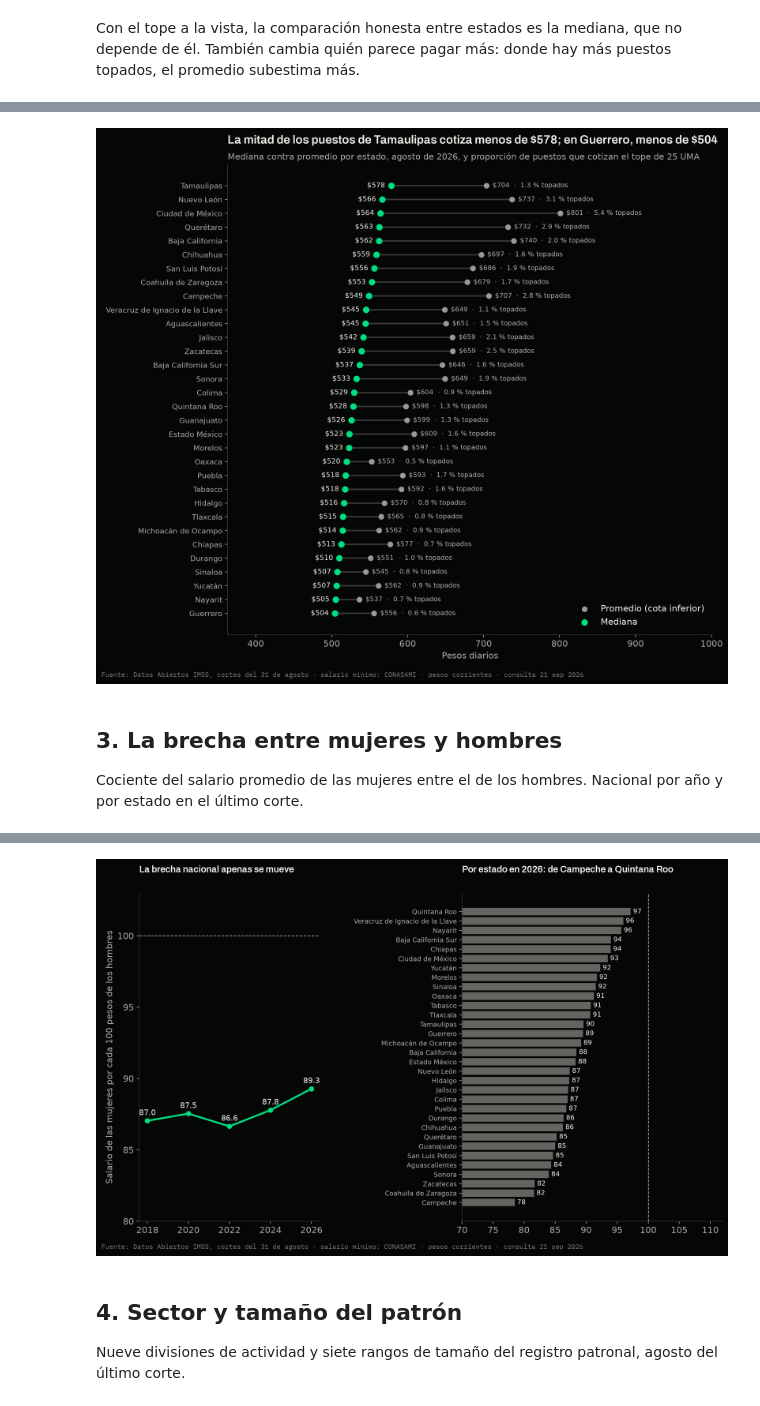
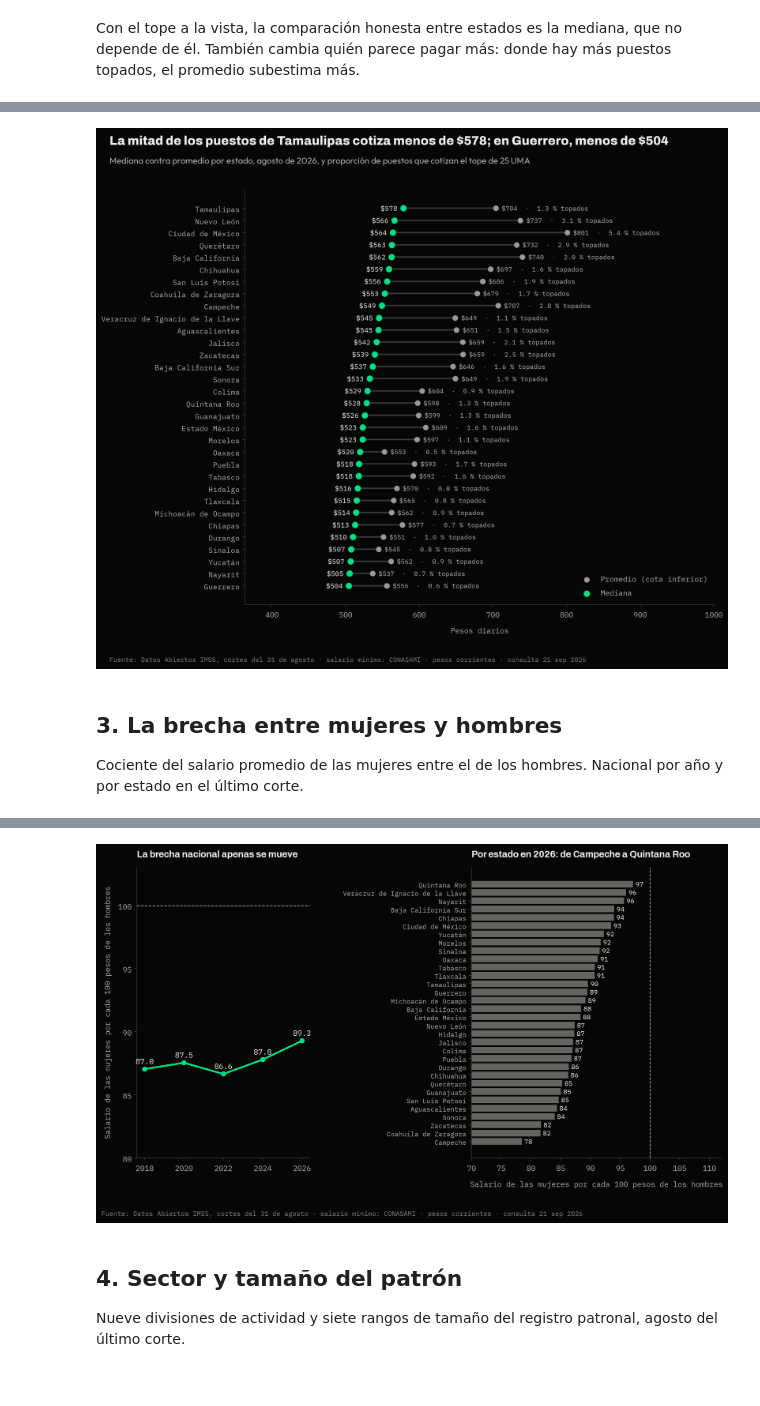
Before and after one commit to mauvilar/Proyectos-data-science, a Jupyter notebook: salarios-imss-mx/02_cuanto_se_gana.ipynb, the cells around one changed output, grey strips where cells are left out. Saved outputs shown, nothing was run; the diff lists cells and outputs as text; code cells hidden in the pictures.

```diff
--- a/salarios-imss-mx/02_cuanto_se_gana.ipynb
+++ b/salarios-imss-mx/02_cuanto_se_gana.ipynb
@@ -146,7 +221,7 @@ a1.set_ylim(0, nacional["sbc"].max() * 1.22)
 a1.set_xticks(anios)
 a1.set_ylabel("Pesos diarios")
 a1.set_xlabel("Abajo: mediana entre salario mínimo")
-titulo(a1, "El salario mínimo se acercó al promedio y a la mediana", 12.5)
+titulo(a1, "El salario mínimo se acercó al promedio y a la mediana")
 a1.legend(loc="upper left", fontsize=10)
 colores = [PALETA["verde"], PALETA["verde_hondo"], PALETA["neutro_claro"], PALETA["neutro"], PALETA["filete_fuerte"]]
 abajo = pd.Series(0.0, index=distribucion.index)
@@ -155,12 +230,12 @@ for (nombre, _, _), color in zip(GRUPOS, colores):
     abajo = abajo + distribucion[nombre]
 for a in distribucion.index:
     hasta2 = distribucion.loc[a].iloc[:2].sum()
-    a2.text(str(a), hasta2 + 1.5, f"{hasta2:.0f} %", ha="center", fontsize=10.5, color=PALETA["tinta"], fontweight="bold")
+    a2.text(str(a), hasta2 + 1.5, f"{hasta2:.0f} %", ha="center", fontsize=10.5, color=PALETA["tinta"], fontweight=500)
 a2.set_ylim(0, 130)
+a2.set_yticks(range(0, 101, 20))
 a2.set_ylabel("Puestos de trabajo con salario (%)")
-titulo(a2, "Y cada vez más puestos cotizan a dos mínimos o menos", 12.5)
+titulo(a2, "Y cada vez más puestos cotizan a dos mínimos o menos")
 a2.legend(loc="upper center", ncol=2, fontsize=9.5, bbox_to_anchor=(0.5, 1.02))
-pie(fig)
-plt.tight_layout(rect=(0, 0.03, 1, 1), w_pad=4)
+componer(fig, w_pad=4)
 plt.show()
 # %% [output]
@@ -322,14 +394,12 @@ ax.set_yticks(list(y), orden)
 ax.tick_params(axis="y", labelsize=10)
 ax.set_xlim(comparativo["mediana"].min() * 0.72, comparativo["promedio"].max() * 1.25)
 ax.set_xlabel("Pesos diarios")
-titulo(ax, f"La mitad de los puestos de {comparativo.index[0]} cotiza menos de ${comparativo['mediana'].iloc[0]:.0f}; en {comparativo.index[-1]}, menos de ${comparativo['mediana'].iloc[-1]:.0f}")
-subtitulo(ax, f"Mediana contra promedio por estado, agosto de {ULTIMO}, y proporción de puestos que cotizan el tope de 25 UMA")
 ax.legend(loc="lower right")
-pie(fig)
-plt.tight_layout(rect=(0, 0.02, 1, 1))
+componer(fig, f"La mitad de los puestos de {comparativo.index[0]} cotiza menos de ${comparativo['mediana'].iloc[0]:.0f}; en {comparativo.index[-1]}, menos de ${comparativo['mediana'].iloc[-1]:.0f}",
+         f"Mediana contra promedio por estado, agosto de {ULTIMO}, y proporción de puestos que cotizan el tope de 25 UMA")
 plt.show()
 # %% [output]
-[figure, old version]
+[figure, new version]
 # %% [markdown]
 ## 3. La brecha entre mujeres y hombres
 
@@ -376,26 +446,26 @@ dtype: float64
 # %%
 fig, (a1, a2) = plt.subplots(1, 2, figsize=(12, 7.5), gridspec_kw={"width_ratios": [0.9, 1.3]})
 a1.plot(list(brecha.index), 100 * brecha.values, color=PALETA["verde"], linewidth=2.5, marker="o")
 for a, v in brecha.items():
     a1.text(a, 100 * v + 0.4, f"{100 * v:.1f}", ha="center", fontsize=10.5, color=PALETA["tinta"])
 a1.axhline(100, color=PALETA["tenue"], linestyle="--", linewidth=1)
 a1.set_ylim(min(100 * brecha.min() - 4, 80), 103)
 a1.set_xticks(list(brecha.index))
 a1.set_ylabel("Salario de las mujeres por cada 100 pesos de los hombres")
-titulo(a1, "La brecha nacional apenas se mueve", 12.5)
+titulo(a1, "La brecha nacional apenas se mueve")
 b = brecha_ent
 a2.barh(b.index, 100 * b.values, color=[PALETA["verde"] if v >= 1 else PALETA["neutro"] for v in b.values])
 for i, v in enumerate(b.values):
     a2.text(100 * v + 0.4, i, f"{100 * v:.0f}", va="center", fontsize=9, color=PALETA["tinta"])
 a2.axvline(100, color=PALETA["tenue"], linestyle="--", linewidth=1)
 a2.set_xlim(min(100 * b.min() - 8, 70), 112)
 a2.tick_params(axis="y", labelsize=9)
-titulo(a2, f"Por estado en {ULTIMO}: de {b.index[0]} a {b.index[-1]}", 12.5)
-pie(fig)
-plt.tight_layout(rect=(0, 0.02, 1, 1), w_pad=3)
+a2.set_xlabel("Salario de las mujeres por cada 100 pesos de los hombres")
+titulo(a2, f"Por estado en {ULTIMO}: de {b.index[0]} a {b.index[-1]}")
+componer(fig, w_pad=3)
 plt.show()
 # %% [output]
-[figure, old version]
+[figure, new version]
 # %% [markdown]
 ## 4. Sector y tamaño del patrón
 
```
Also changed, not shown: parts of 5 cells of this notebook.
